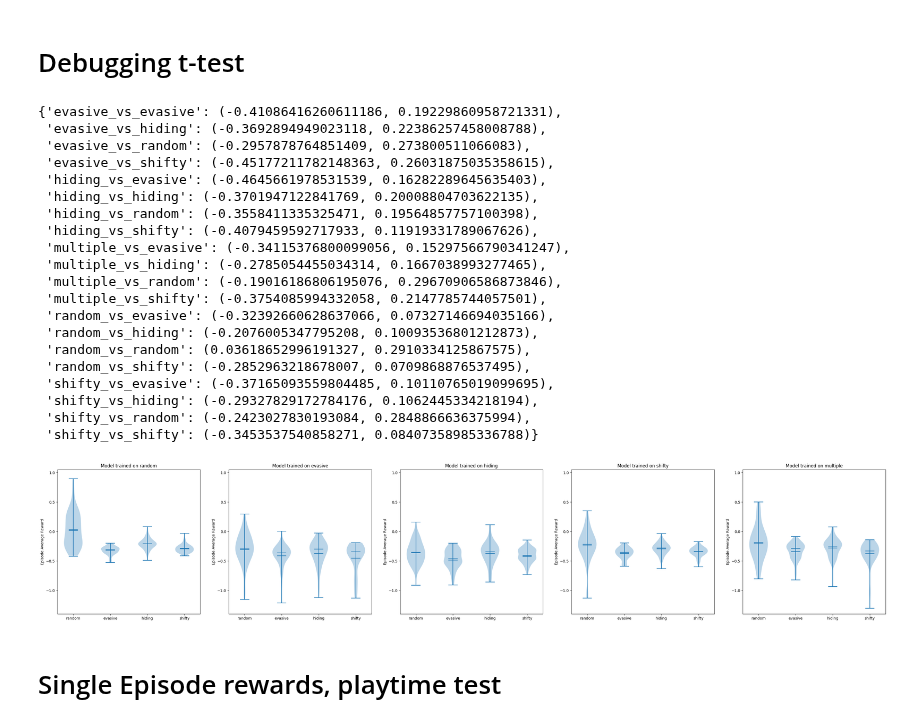
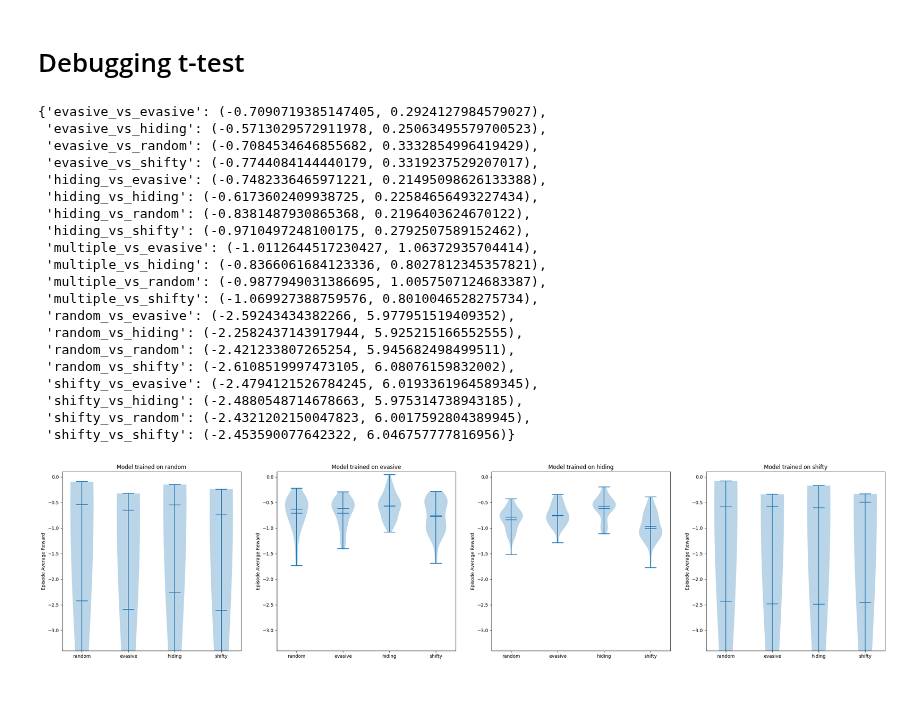
Before and after one commit to nishantpillai5/customized_mae_agents, a Jupyter notebook: notebooks/eval.ipynb, the cells around one changed output. Saved outputs shown, nothing was run; the diff lists cells and outputs as text; code cells hidden in the pictures; blank space fills up the shorter version.

```diff
--- a/notebooks/eval.ipynb
+++ b/notebooks/eval.ipynb
@@ -100,7 +100,9 @@ multiple (0,)
 # Debugging t-test
 # %%
 import json
-with open("../logs/long_time/eval_May04_1439_22447097.log_rewards.json") as f:
+
+with open("../logs/play_time/eval_May04_1445_54495585.log_rewards.json") as f:
+#with open("../logs/long_time/eval_May04_1439_22447097.log_rewards.json") as f:
     reward_dict = json.load(f)
 # %%
 from pprint import pprint
@@ -119,46 +121,46 @@ for model_strat in reward_dict:
     #print("\n")
 pprint(results_stats)
 # %% [output]
-{'evasive_vs_evasive': (-0.41086416260611186, 0.19229860958721331),
- 'evasive_vs_hiding': (-0.3692894949023118, 0.22386257458008788),
- 'evasive_vs_random': (-0.2957878764851409, 0.273800511066083),
- 'evasive_vs_shifty': (-0.45177211782148363, 0.26031875035358615),
- 'hiding_vs_evasive': (-0.4645661978531539, 0.16282289645635403),
- 'hiding_vs_hiding': (-0.3701947122841769, 0.20008804703622135),
- 'hiding_vs_random': (-0.3558411335325471, 0.19564857757100398),
- 'hiding_vs_shifty': (-0.4079459592717933, 0.11919331789067626),
- 'multiple_vs_evasive': (-0.34115376800099056, 0.15297566790341247),
- 'multiple_vs_hiding': (-0.2785054455034314, 0.1667038993277465),
- 'multiple_vs_random': (-0.19016186806195076, 0.29670906586873846),
- 'multiple_vs_shifty': (-0.3754085994332058, 0.2147785744057501),
- 'random_vs_evasive': (-0.32392660628637066, 0.07327146694035166),
- 'random_vs_hiding': (-0.2076005347795208, 0.10093536801212873),
- 'random_vs_random': (0.03618652996191327, 0.2910334125867575),
- 'random_vs_shifty': (-0.2852963218678007, 0.0709868876537495),
- 'shifty_vs_evasive': (-0.37165093559804485, 0.10110765019099695),
- 'shifty_vs_hiding': (-0.29327829172784176, 0.1062445334218194),
- 'shifty_vs_random': (-0.2423027830193084, 0.2848866636375994),
- 'shifty_vs_shifty': (-0.3453537540858271, 0.08407358985336788)}
+{'evasive_vs_evasive': (-0.7090719385147405, 0.2924127984579027),
+ 'evasive_vs_hiding': (-0.5713029572911978, 0.25063495579700523),
+ 'evasive_vs_random': (-0.7084534646855682, 0.3332854996419429),
+ 'evasive_vs_shifty': (-0.7744084144440179, 0.3319237529207017),
+ 'hiding_vs_evasive': (-0.7482336465971221, 0.21495098626133388),
+ 'hiding_vs_hiding': (-0.6173602409938725, 0.22584656493227434),
+ 'hiding_vs_random': (-0.8381487930865368, 0.2196403624670122),
+ 'hiding_vs_shifty': (-0.9710497248100175, 0.2792507589152462),
+ 'multiple_vs_evasive': (-1.0112644517230427, 1.06372935704414),
+ 'multiple_vs_hiding': (-0.8366061684123336, 0.8027812345357821),
+ 'multiple_vs_random': (-0.9877949031386695, 1.0057507124683387),
+ 'multiple_vs_shifty': (-1.069927388759576, 0.8010046528275734),
+ 'random_vs_evasive': (-2.59243434382266, 5.977951519409352),
+ 'random_vs_hiding': (-2.2582437143917944, 5.925215166552555),
+ 'random_vs_random': (-2.421233807265254, 5.945682498499511),
+ 'random_vs_shifty': (-2.6108519997473105, 6.08076159832002),
+ 'shifty_vs_evasive': (-2.4794121526784245, 6.0193361964589345),
+ 'shifty_vs_hiding': (-2.4880548714678663, 5.975314738943185),
+ 'shifty_vs_random': (-2.4321202150047823, 6.0017592804389945),
+ 'shifty_vs_shifty': (-2.453590077642322, 6.046757777816956)}
 # %%
 
 
-fig, axs = plt.subplots(nrows=1, ncols=len(data_arrays), figsize=(40, 7))
+fig, axs = plt.subplots(nrows=1, ncols=len(data_arrays)-1, figsize=(32, 7))
 axid = 0
 for model_strat in data_arrays:
+    if model_strat == "multiple":
+        continue
     data = [data_arrays[model_strat][test_strat] for test_strat in data_arrays[model_strat]]
     #print(data.shape)
     if len(data) == 0:
         continue
     axs[axid].violinplot(data, showmeans=True, showextrema=True, showmedians=True)
     axs[axid].set_title("Model trained on " + model_strat)
     axs[axid].set_xticks(np.arange(1, len(data_arrays[model_strat]) + 1), labels=data_arrays[model_strat].keys())
-    axs[axid].set_ylim(-1.4, 1.05)
+    axs[axid].set_ylim(-3.4, 0.1)
     axs[axid].set_ylabel('Episode Average Reward')
     axid+=1
 
-plt.savefig("crosstest_rewards.svg")
+plt.savefig("play_time_crosstest_rewards.svg")
 plt.show()
 # %% [output]
-[figure, old version]
+[figure, new version]
-# %% [markdown]
-# Single Episode rewards, playtime test
```
Also changed, not shown: parts of 3 cells of this notebook, 14 other files.
